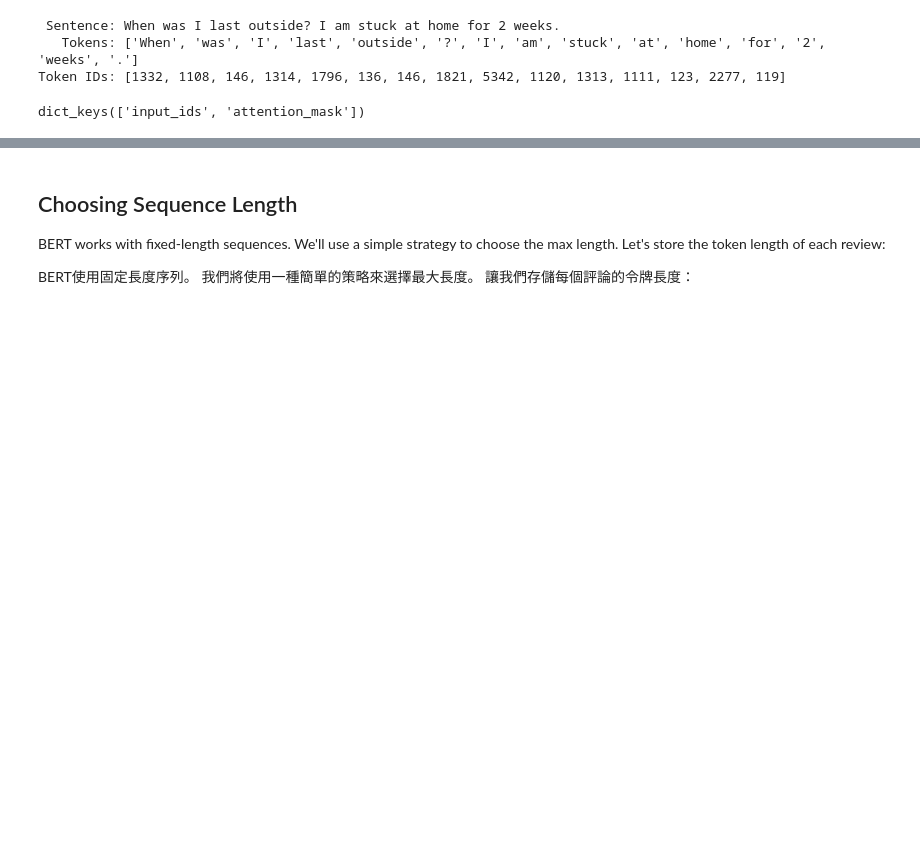
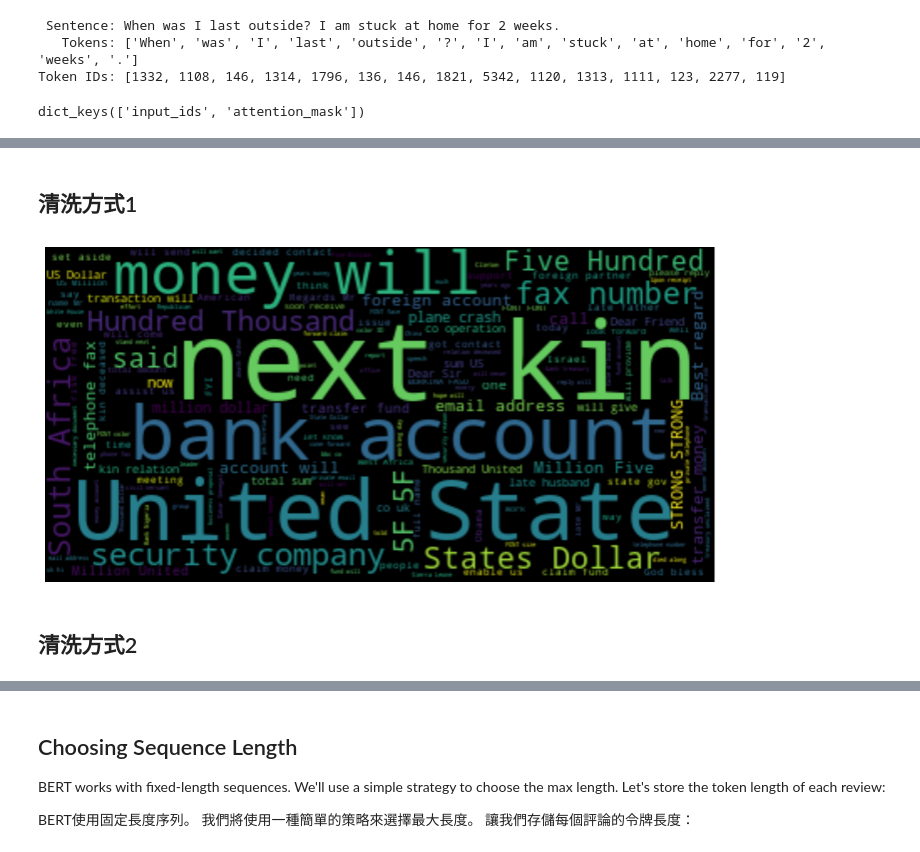
Before and after one commit to swguo/Fraud-Email-Analysis-with-BERT, a Jupyter notebook: Fraud_Email_Analysis_with_BERT.ipynb, the cells around one changed output, grey strips where cells are left out. Cells and saved outputs as stored; diff of their text form; code cells hidden in the pictures; blank space fills up the shorter version.

```diff
--- a/Fraud_Email_Analysis_with_BERT.ipynb
+++ b/Fraud_Email_Analysis_with_BERT.ipynb
@@ -211,0 +226,23 @@ dict_keys(['input_ids', 'attention_mask'])
+# %% [markdown]
+## 清洗方式1
+# %%
+# 刪除非 ASCII 字元
+df['Text'].replace({r'[^\x00-\x7F]+':''}, regex=True, inplace=True)
+df['Text'].replace({'DIV':''}, regex=True, inplace=True)
+df['Text'].replace({'BR':''}, regex=True, inplace=True)
+df['Text'].replace({'nbsp':''}, regex=True, inplace=True)
+df['Text'].replace({'2E':''}, regex=True, inplace=True)
+df['Text'].replace({'2C':''}, regex=True, inplace=True)
+# Start with one review:
+text = " ".join(review for review in df['Text'])
+# Create and generate a word cloud image:
+wordcloud = WordCloud().generate(text)
+
+# Display the generated image:
+plt.imshow(wordcloud, interpolation='bilinear')
+plt.axis("off")
+plt.show()
+# %% [output]
+[figure, added]
+# %% [markdown]
+## 清洗方式2
```
Also changed, not shown: parts of 17 cells of this notebook.
